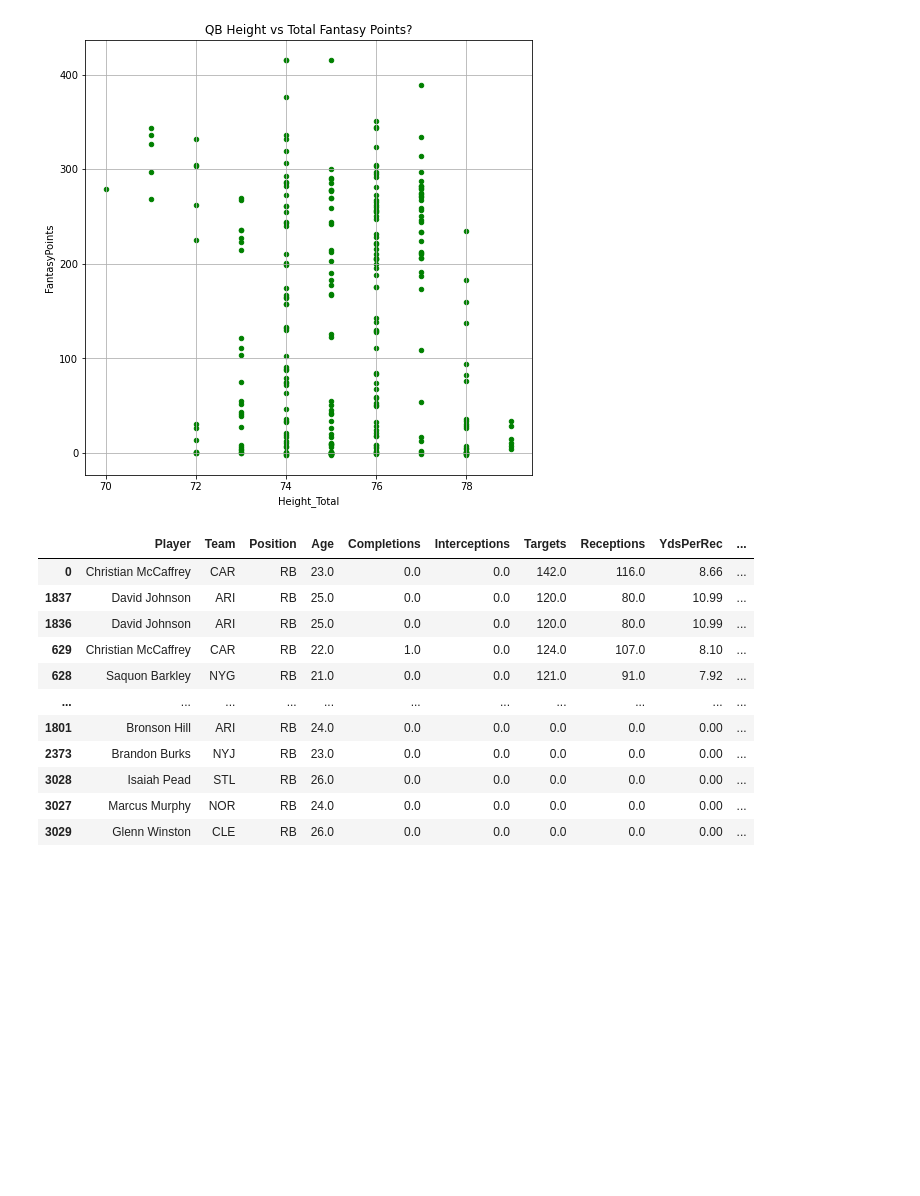
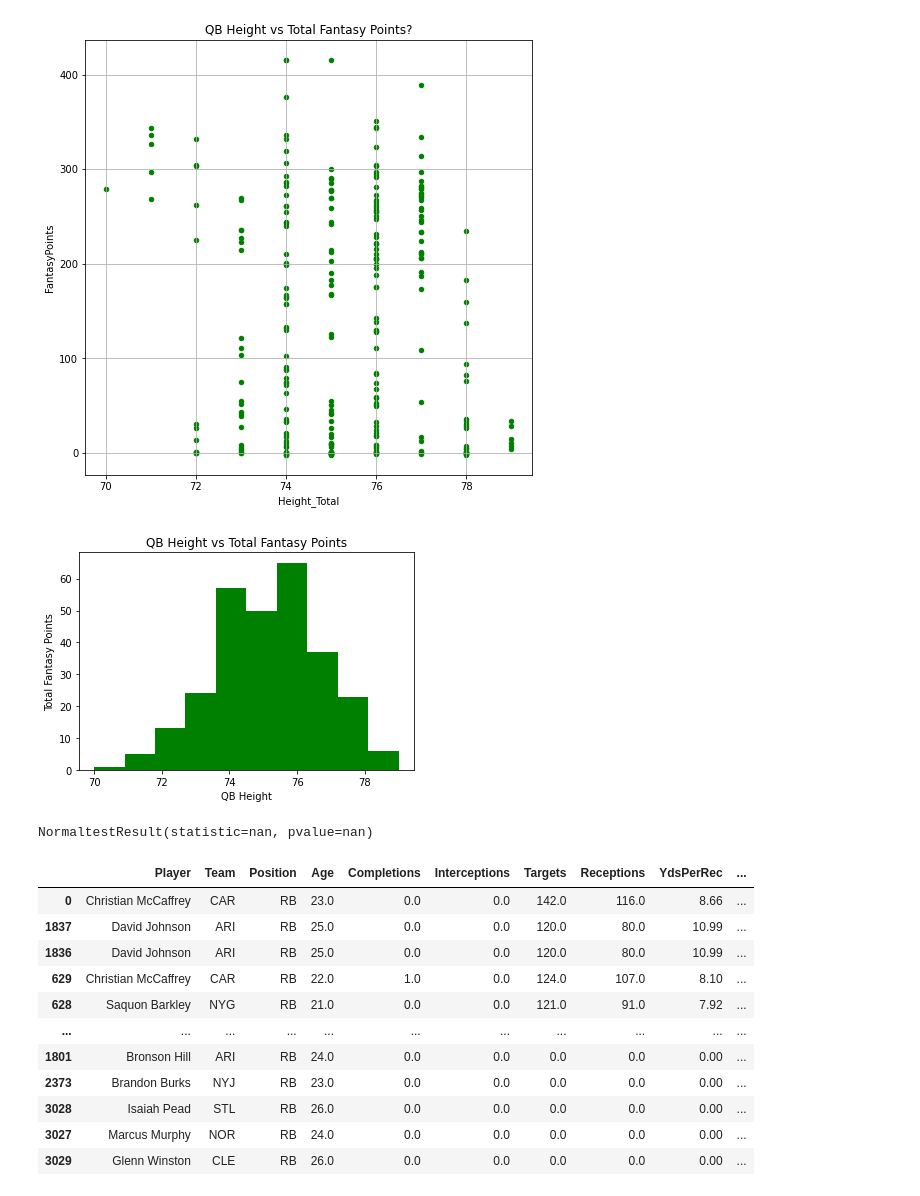
Before and after one commit to tiffanyharris711/pandasy-football, a Jupyter notebook: data.ipynb, the cells around one changed output. Cells and saved outputs as stored; diff of their text form; code cells hidden in the pictures; blank space fills up the shorter version.

```diff
--- a/data.ipynb
+++ b/data.ipynb
@@ -280,6 +322,17 @@ qb_data.plot(kind="scatter", x="Height_Total", y="FantasyPoints", grid=True, fig
 # %% [output]
 <AxesSubplot:title={'center':'QB Height vs Total Fantasy Points?'}, xlabel='Height_Total', ylabel='FantasyPoints'>
 [figure]
+# %%
+qb_heights = qb_data["Height_Total"]
+plt.hist(qb_heights, color="green")
+plt.title("QB Height vs Total Fantasy Points")
+plt.xlabel("QB Height")
+plt.ylabel("Total Fantasy Points")
+plt.show()
+print(sts.normaltest(heights.sample(50)))
+# %% [output]
+[figure, added]
+NormaltestResult(statistic=nan, pvalue=nan)
 # %%
 rb_data = sorted_df.loc[sorted_df["Position"] == "RB"]
 rb_data
```
Also changed, not shown: parts of 17 cells of this notebook, 2 other files.
